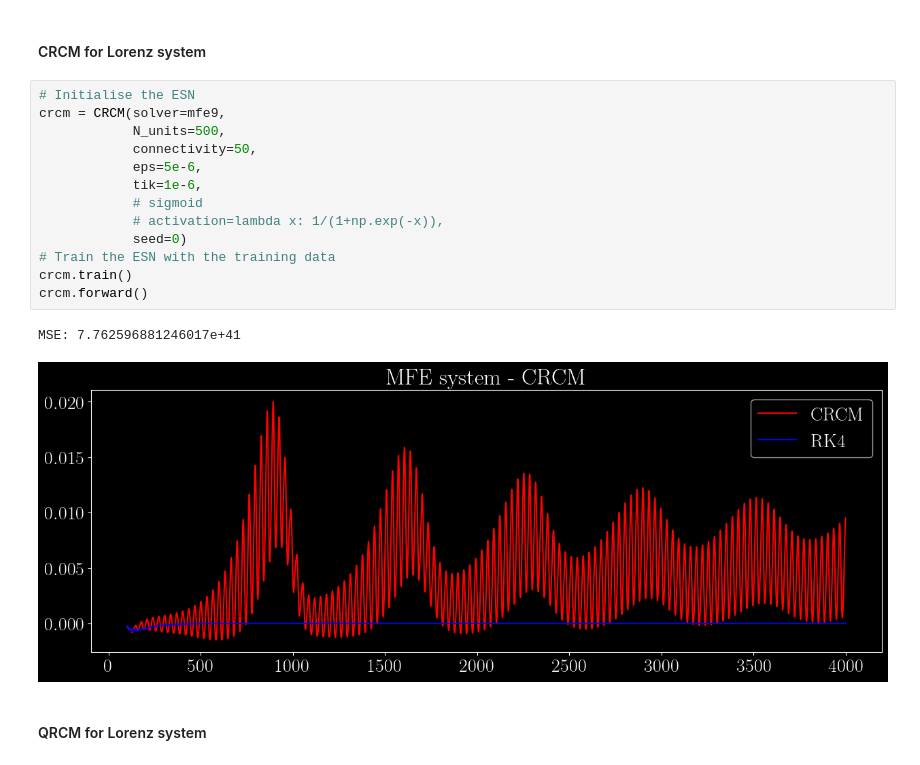
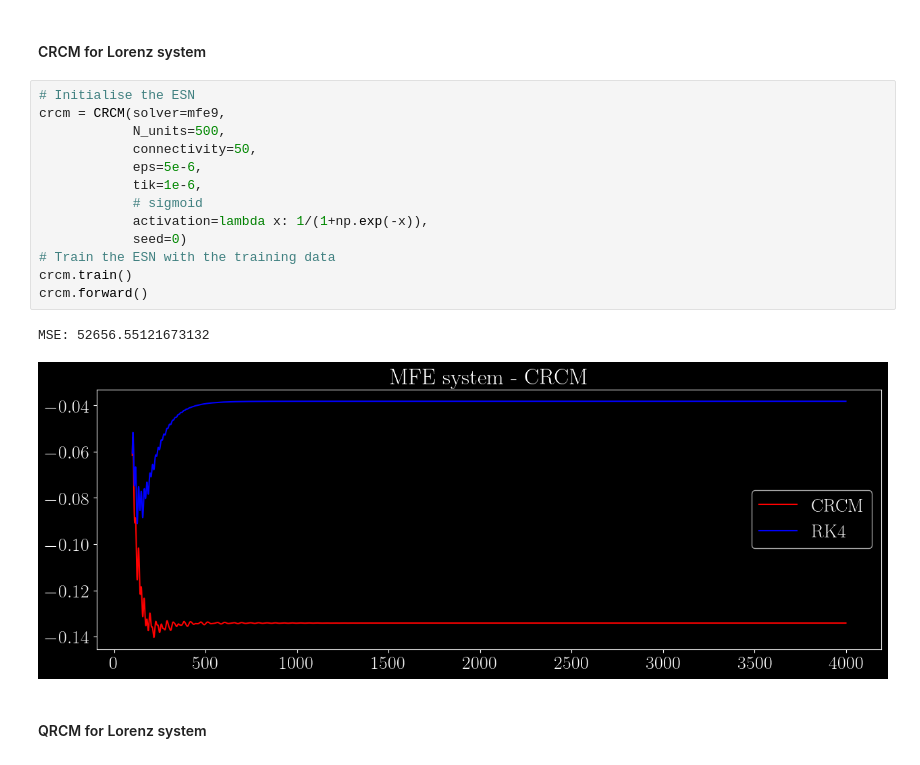
Before and after one commit to raihaan123/Quantum-Turbulence-Learning, a Jupyter notebook: src/MFE.ipynb, the cells around one changed output. Cells and saved outputs as stored; diff of their text form.

```diff
--- a/src/MFE.ipynb
+++ b/src/MFE.ipynb
@@ -41,19 +42,19 @@ mfe9.generate()
 # %%
 # Initialise the ESN
 crcm = CRCM(solver=mfe9,
             N_units=500,
             connectivity=50,
             eps=5e-6,
             tik=1e-6,
             # sigmoid
-            # activation=lambda x: 1/(1+np.exp(-x)),
+            activation=lambda x: 1/(1+np.exp(-x)),
             seed=0)
 # Train the ESN with the training data
 crcm.train()
 crcm.forward()
 # %% [output]
-MSE: 7.762596881246017e+41
+MSE: 52656.55121673132
-[figure, old version]
+[figure, new version]
 # %% [markdown]
 #### QRCM for Lorenz system
 # %%
```
Also changed, not shown: parts of 2 cells of this notebook, 11 other files.
